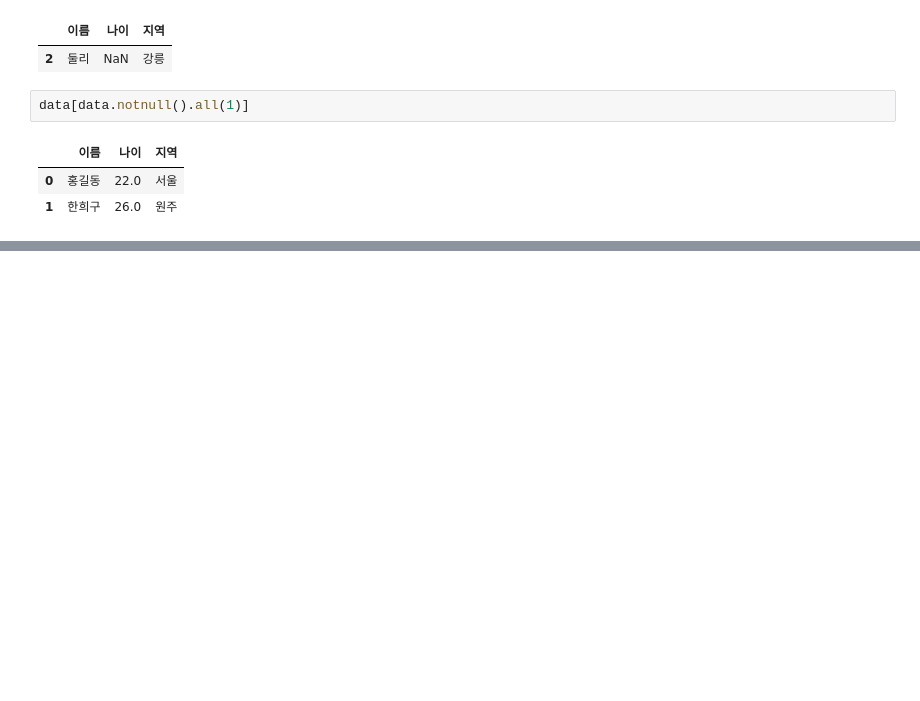
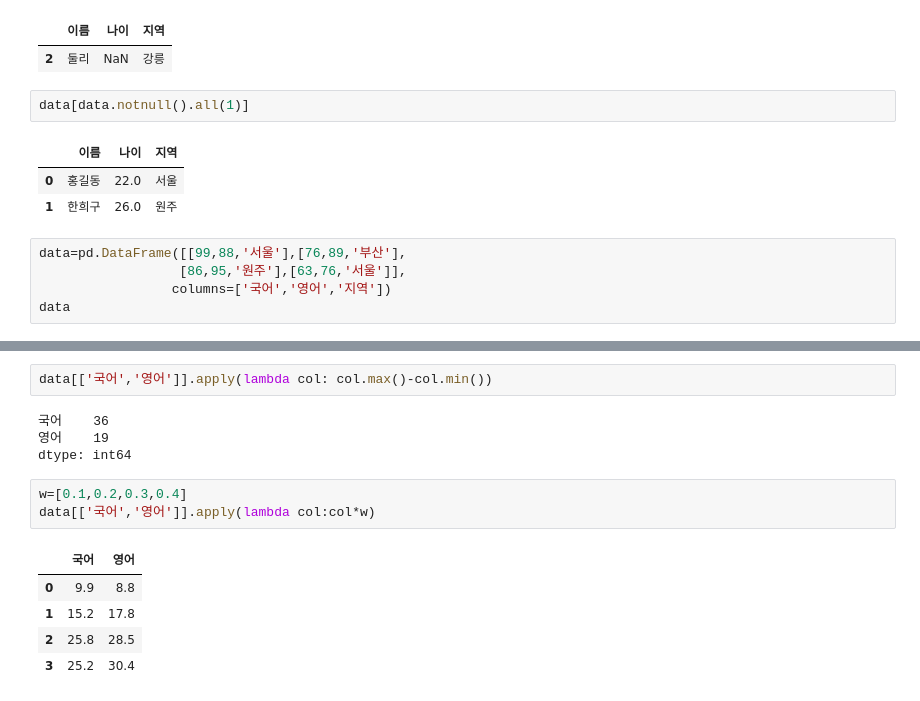
Before and after one commit to Heegu-han/AI, a Jupyter notebook: day_13/day_13.ipynb, the cells around one changed output, grey strips where cells are left out. Saved outputs shown, nothing was run; the diff lists cells and outputs as text; blank space fills up the shorter version.

```diff
--- a/day_13/day_13.ipynb
+++ b/day_13/day_13.ipynb
@@ -288,3 +288,8 @@ data[data.notnull().all(1)]
 |  | 이름 | 나이 | 지역 |
 | 0 | 홍길동 | 22.0 | 서울 |
 | 1 | 한희구 | 26.0 | 원주 |
+# %%
+data=pd.DataFrame([[99,88,'서울'],[76,89,'부산'],
+                  [86,95,'원주'],[63,76,'서울']],
+                 columns=['국어','영어','지역'])
+data
@@ -290,0 +310,15 @@ data[data.notnull().all(1)]
+# %%
+data[['국어','영어']].apply(lambda col: col.max()-col.min())
+# %% [output]
+국어    36
+영어    19
+dtype: int64
+# %%
+w=[0.1,0.2,0.3,0.4]
+data[['국어','영어']].apply(lambda col:col*w)
+# %% [output]
+|  | 국어 | 영어 |
+| 0 | 9.9 | 8.8 |
+| 1 | 15.2 | 17.8 |
+| 2 | 25.8 | 28.5 |
+| 3 | 25.2 | 30.4 |
```
Also changed, not shown: parts of 6 cells of this notebook.
